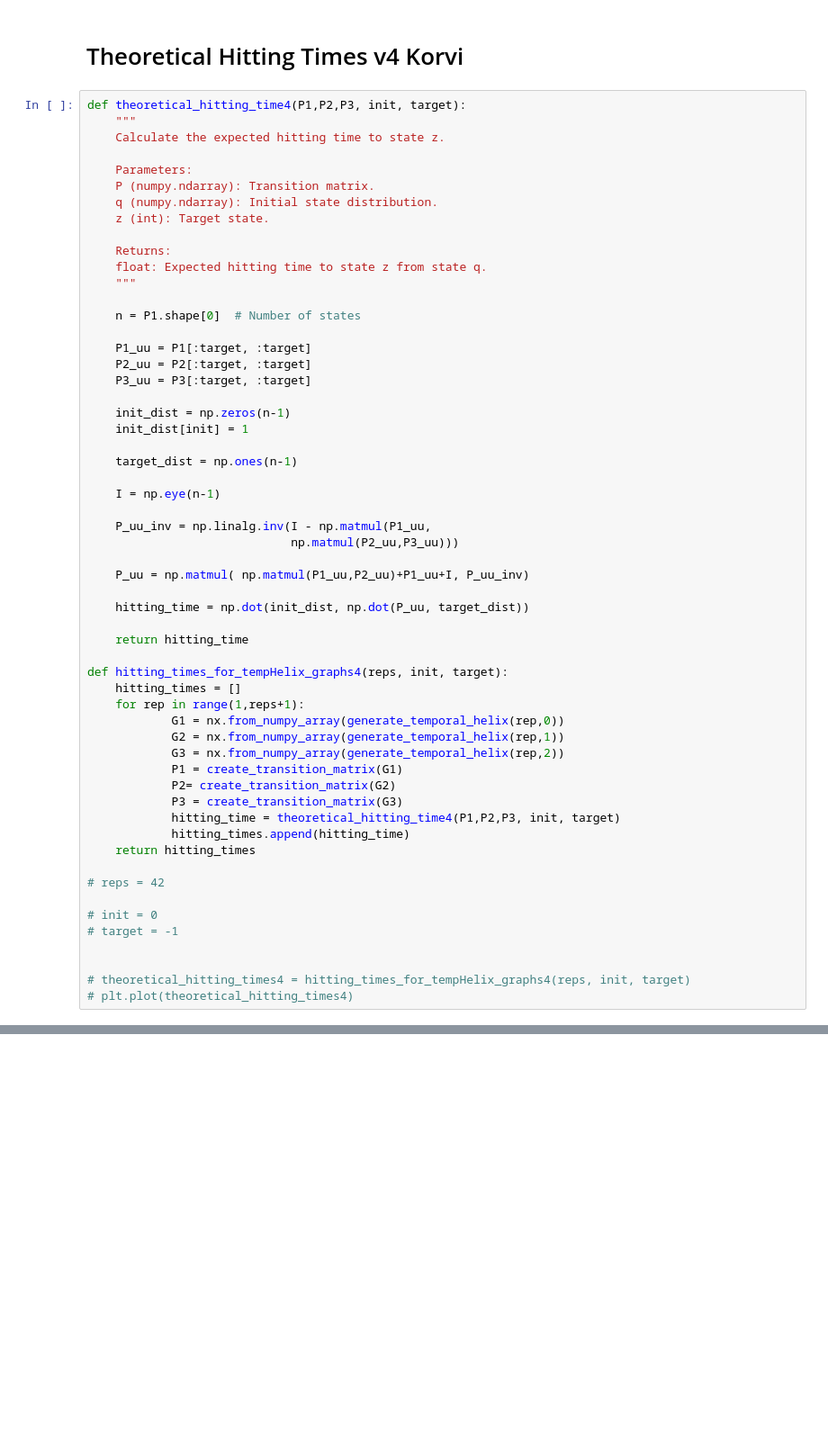
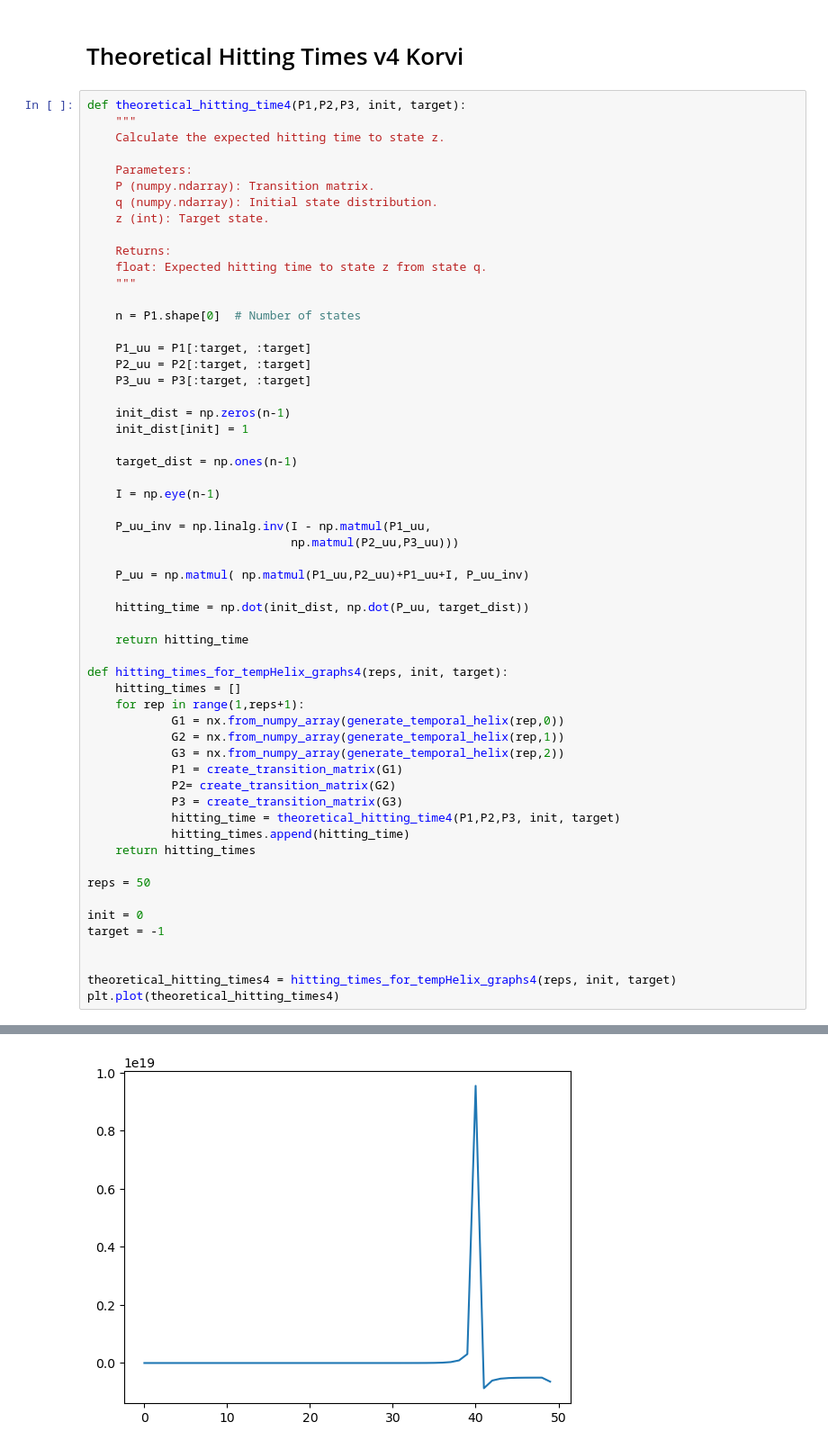
Before and after one commit to JaimePSantos/DynamicRandomWalks, a Jupyter notebook: HT-Dyn_TemporalHelix.ipynb, the cells around one changed output, grey strips where cells are left out. Shown: that part at 90% size. Drawn from its saved outputs; the diff is of its cells as text; blank space fills up the shorter version.

```diff
--- a/HT-Dyn_TemporalHelix.ipynb
+++ b/HT-Dyn_TemporalHelix.ipynb
@@ -781,11 +781,12 @@ def hitting_times_for_tempHelix_graphs4(reps, init, target):
             hitting_times.append(hitting_time)
     return hitting_times
 
-# reps = 42
+reps = 50
 
-# init = 0
-# target = -1
+init = 0
+target = -1
 
 
-# theoretical_hitting_times4 = hitting_times_for_tempHelix_graphs4(reps, init, target)
-# plt.plot(theoretical_hitting_times4)
+theoretical_hitting_times4 = hitting_times_for_tempHelix_graphs4(reps, init, target)
+plt.plot(theoretical_hitting_times4)
+# %% [output]
@@ -792,3 +794,4 @@ def hitting_times_for_tempHelix_graphs4(reps, init, target):
+[figure, added]
 # %%
 reps = 8
 
```
Also changed, not shown: parts of 1 cell of this notebook, 14 other files.
